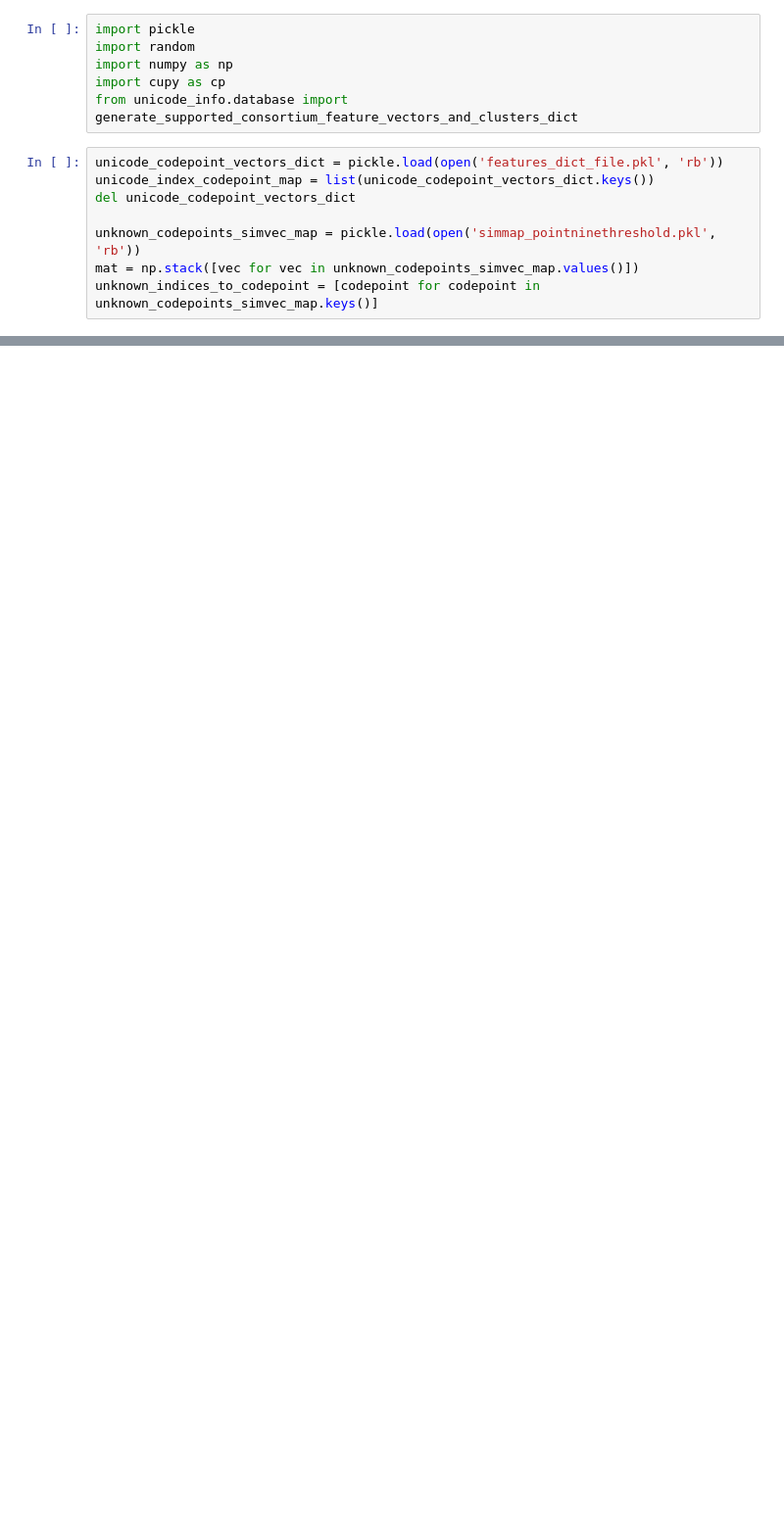
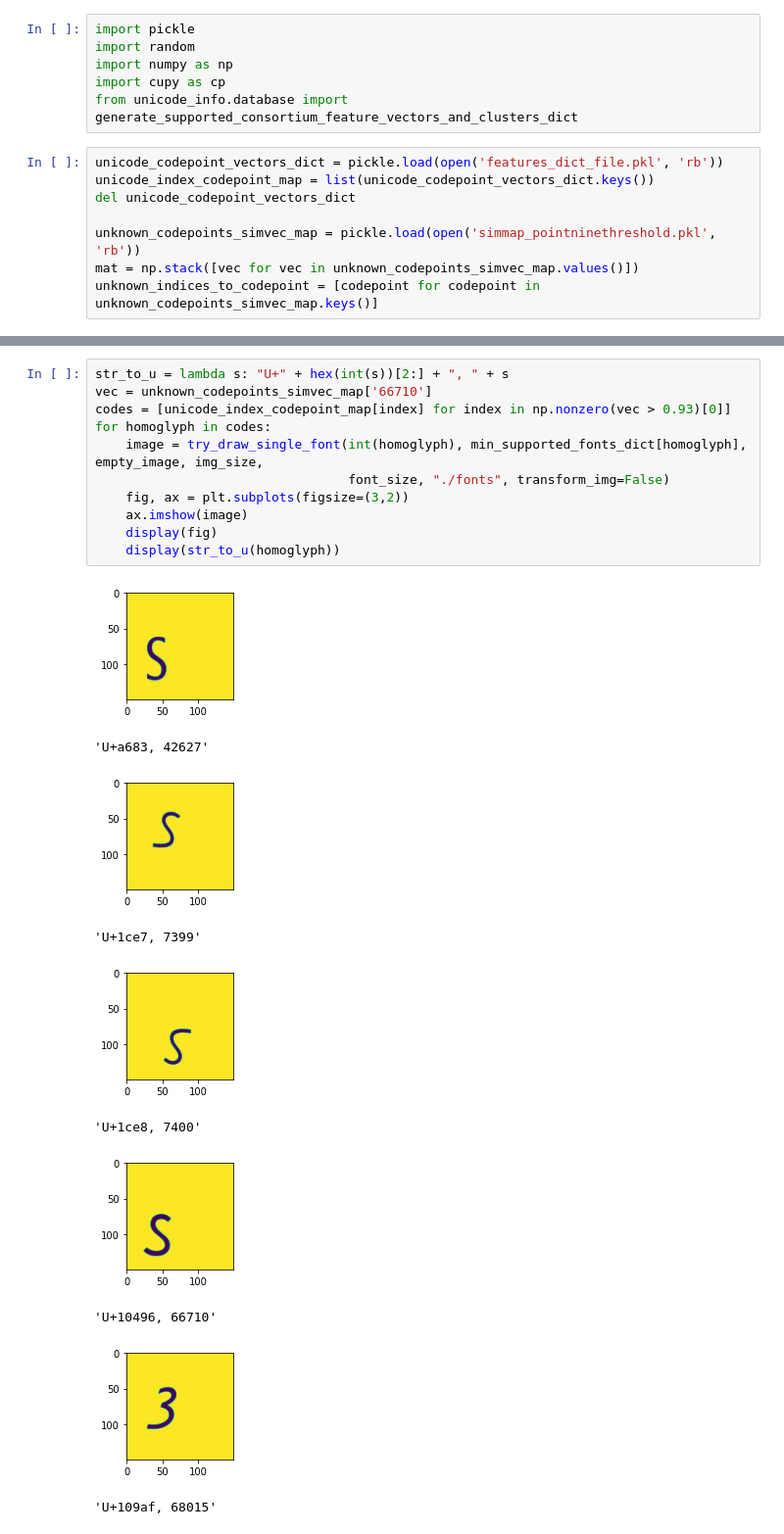
Before and after one commit to PerryXDeng/weaponizing_unicode, a Jupyter notebook: viz_unknown_homoglyphs.ipynb, the cells around one changed output, grey strips where cells are left out. Shown: that part at 98% size. Saved outputs shown, nothing was run; the diff lists cells and outputs as text; blank space fills up the shorter version.

```diff
--- a/viz_unknown_homoglyphs.ipynb
+++ b/viz_unknown_homoglyphs.ipynb
@@ -46,0 +82,22 @@ for s in pairs_for_index.values():
+# %%
+str_to_u = lambda s: "U+" + hex(int(s))[2:] + ", " + s
+vec = unknown_codepoints_simvec_map['66710']
+codes = [unicode_index_codepoint_map[index] for index in np.nonzero(vec > 0.93)[0]]
+for homoglyph in codes:
+    image = try_draw_single_font(int(homoglyph), min_supported_fonts_dict[homoglyph], empty_image, img_size,
+                                 font_size, "./fonts", transform_img=False)
+    fig, ax = plt.subplots(figsize=(3,2))
+    ax.imshow(image)
+    display(fig)
+    display(str_to_u(homoglyph))
+# %% [output]
+[figure, added]
+'U+a683, 42627'
+[figure, added]
+'U+1ce7, 7399'
+[figure, added]
+'U+1ce8, 7400'
+[figure, added]
+'U+10496, 66710'
+[figure, added]
+'U+109af, 68015'
```
Also changed, not shown: parts of 6 cells of this notebook.
